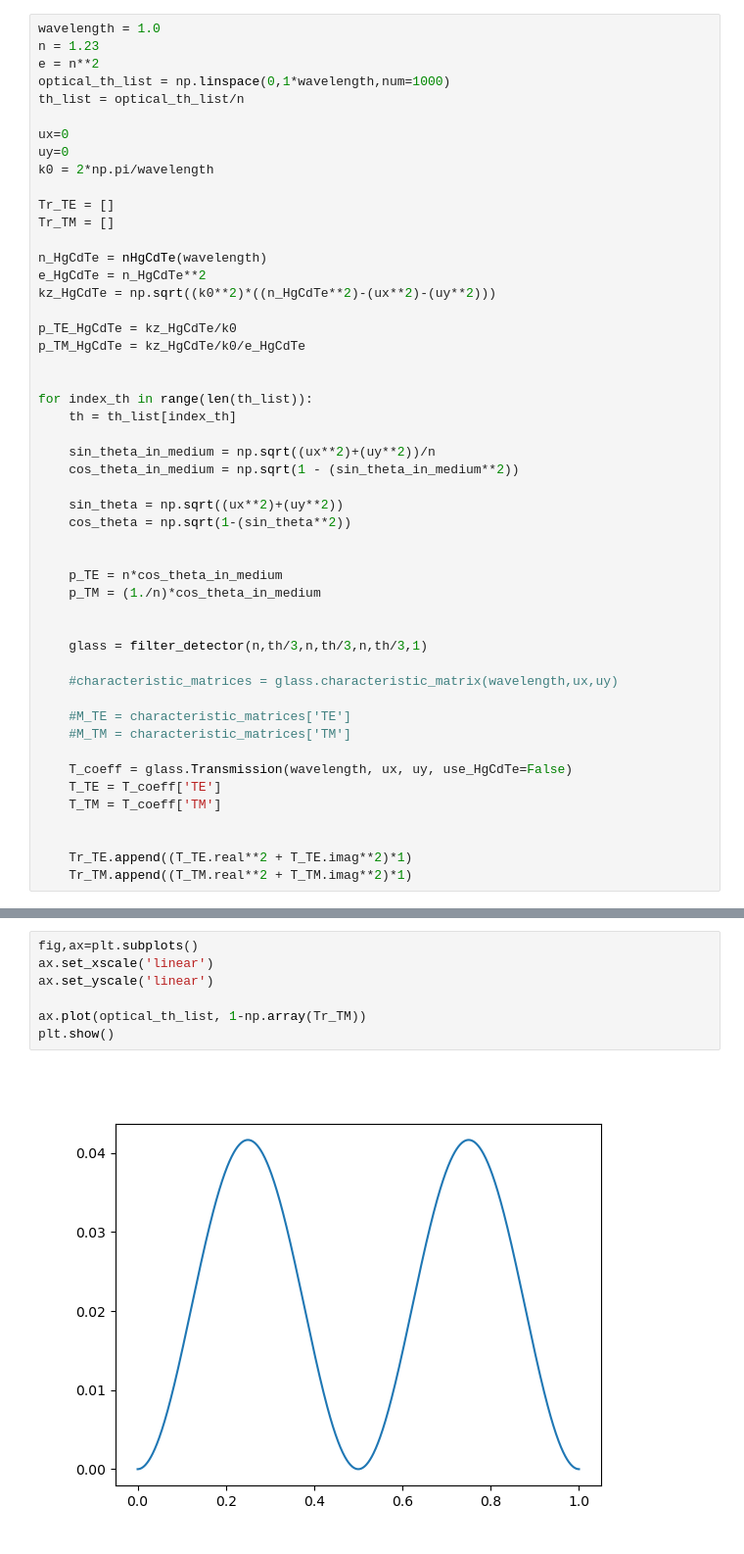
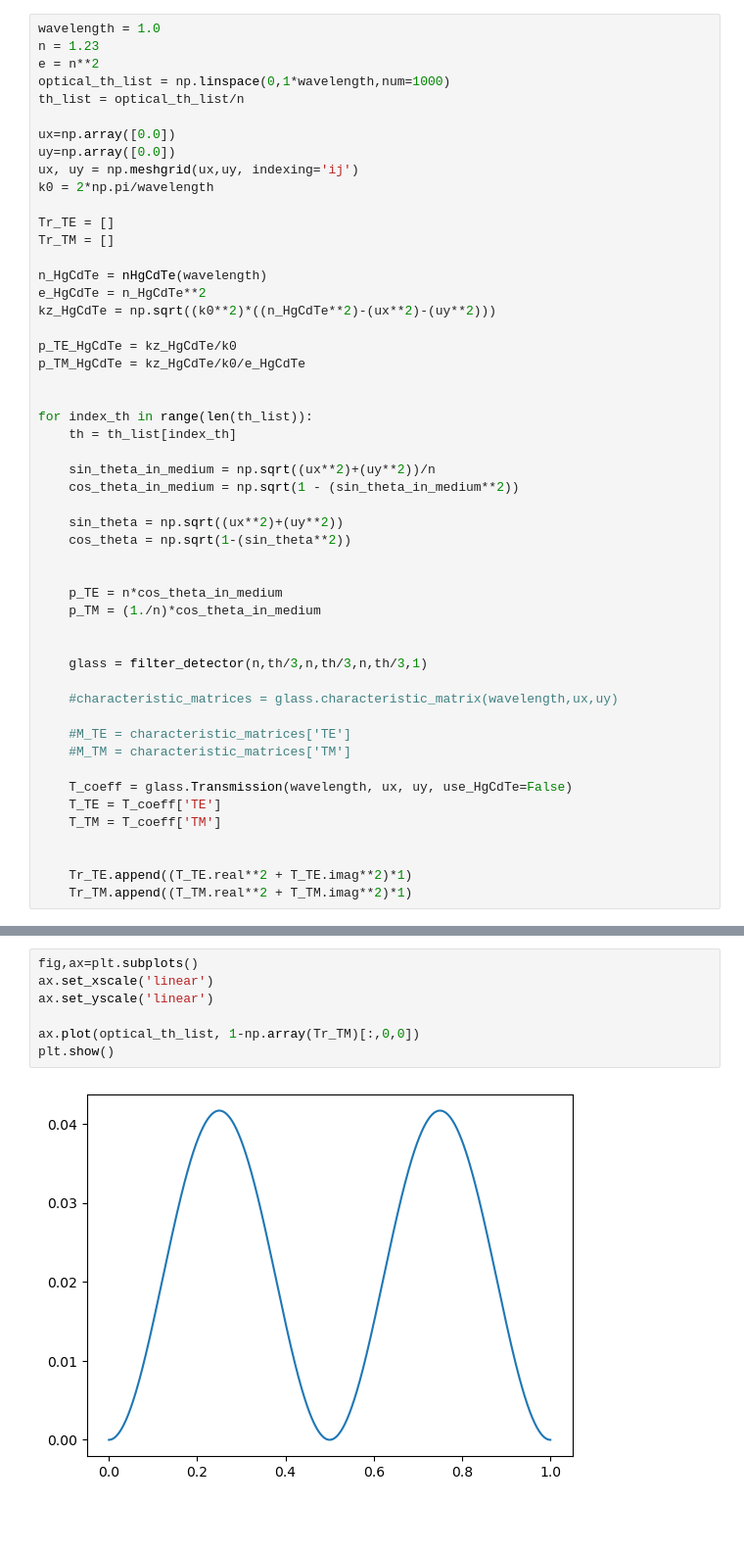
Before and after one commit to nihardalal/PSFSim, a Jupyter notebook: test_filter_detector_properties.ipynb, the cells around one changed output, grey strips where cells are left out. Shown: that part at 98% size. Cells and saved outputs as stored; diff of their text form; blank space fills up the shorter version.

```diff
--- a/test_filter_detector_properties.ipynb
+++ b/test_filter_detector_properties.ipynb
@@ -128,8 +128,9 @@ e = n**2
 optical_th_list = np.linspace(0,1*wavelength,num=1000)
 th_list = optical_th_list/n
 
-ux=0
-uy=0
+ux=np.array([0.0])
+uy=np.array([0.0])
+ux, uy = np.meshgrid(ux,uy, indexing='ij')
 k0 = 2*np.pi/wavelength
 
 Tr_TE = []
@@ -174,9 +193,9 @@ for index_th in range(len(th_list)):
 # %%
 fig,ax=plt.subplots()
 ax.set_xscale('linear')
 ax.set_yscale('linear')
 
-ax.plot(optical_th_list, 1-np.array(Tr_TM))
+ax.plot(optical_th_list, 1-np.array(Tr_TM)[:,0,0])
 plt.show()
 # %% [output]
-[figure, old version]
+[figure, new version]
```
Also changed, not shown: parts of 2 cells of this notebook, 3 other files.
